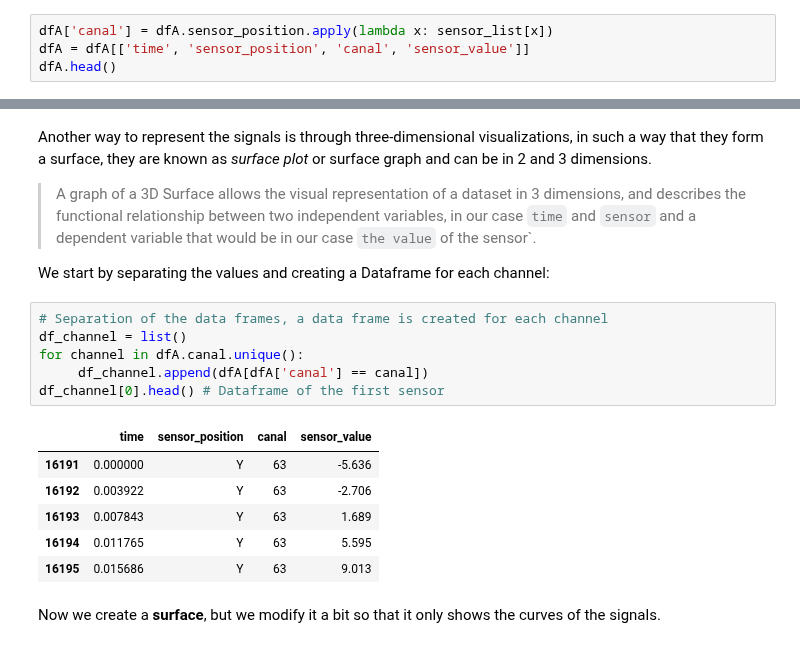
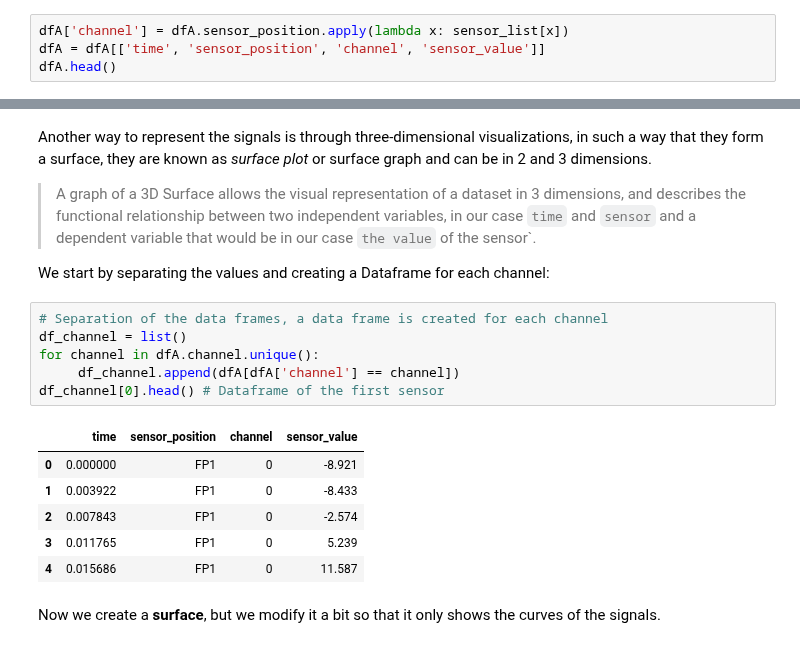
Before and after one commit to ramirezlab/CHEMO, a Jupyter notebook: 2_PART_TWO/2.2_DataVisualization.en.ipynb, the cells around one changed output, grey strips where cells are left out. Cells and saved outputs as stored; diff of their text form.

```diff
--- a/2_PART_TWO/2.2_DataVisualization.en.ipynb
+++ b/2_PART_TWO/2.2_DataVisualization.en.ipynb
@@ -304,7 +305,7 @@ sensor_list
 Now we create the `channel` column to assign the number to each sensor using the dictionary.
 Finally we organize the columns to represent the data of each axis (`time`: $x-axis$, `channel`: $y-axis$, `sensor_value`: $z-axis$)
 # %%
-dfA['canal'] = dfA.sensor_position.apply(lambda x: sensor_list[x])
-dfA = dfA[['time', 'sensor_position', 'canal', 'sensor_value']]
+dfA['channel'] = dfA.sensor_position.apply(lambda x: sensor_list[x])
+dfA = dfA[['time', 'sensor_position', 'channel', 'sensor_value']]
 dfA.head()
 # %% [output]
@@ -354,16 +355,16 @@ We start by separating the values and creating a Dataframe for each channel:
 # %%
 # Separation of the data frames, a data frame is created for each channel
 df_channel = list()
-for channel in dfA.canal.unique():
-     df_channel.append(dfA[dfA['canal'] == canal])
+for channel in dfA.channel.unique():
+     df_channel.append(dfA[dfA['channel'] == channel])
 df_channel[0].head() # Dataframe of the first sensor
 # %% [output]
-|  | time | sensor_position | canal | sensor_value |
-| 16191 | 0.000000 | Y | 63 | -5.636 |
-| 16192 | 0.003922 | Y | 63 | -2.706 |
-| 16193 | 0.007843 | Y | 63 | 1.689 |
-| 16194 | 0.011765 | Y | 63 | 5.595 |
-| 16195 | 0.015686 | Y | 63 | 9.013 |
+|  | time | sensor_position | channel | sensor_value |
+| 0 | 0.000000 | FP1 | 0 | -8.921 |
+| 1 | 0.003922 | FP1 | 0 | -8.433 |
+| 2 | 0.007843 | FP1 | 0 | -2.574 |
+| 3 | 0.011765 | FP1 | 0 | 5.239 |
+| 4 | 0.015686 | FP1 | 0 | 11.587 |
 # %% [markdown]
 Now we create a **surface**, but we modify it a bit so that it only shows the curves of the signals.
 # %%
```
Also changed, not shown: parts of 8 cells of this notebook, 6 other files.
